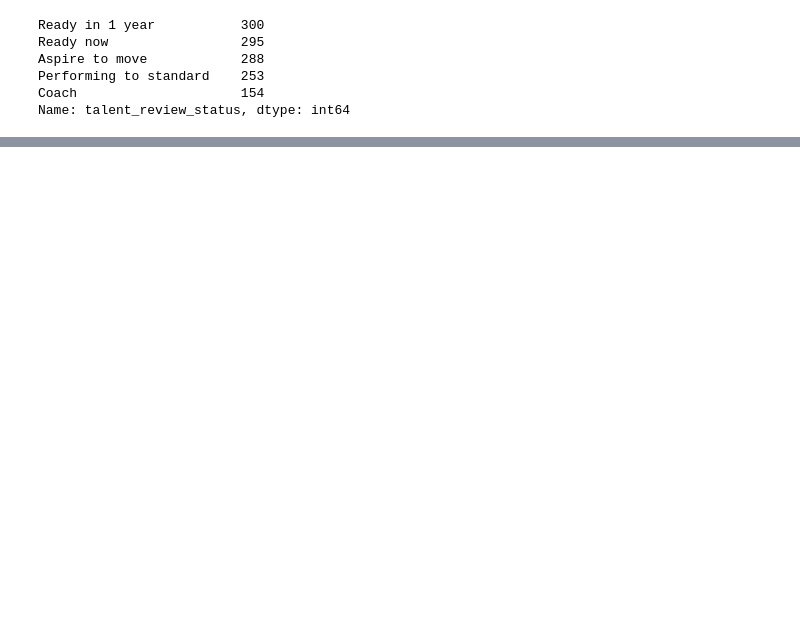
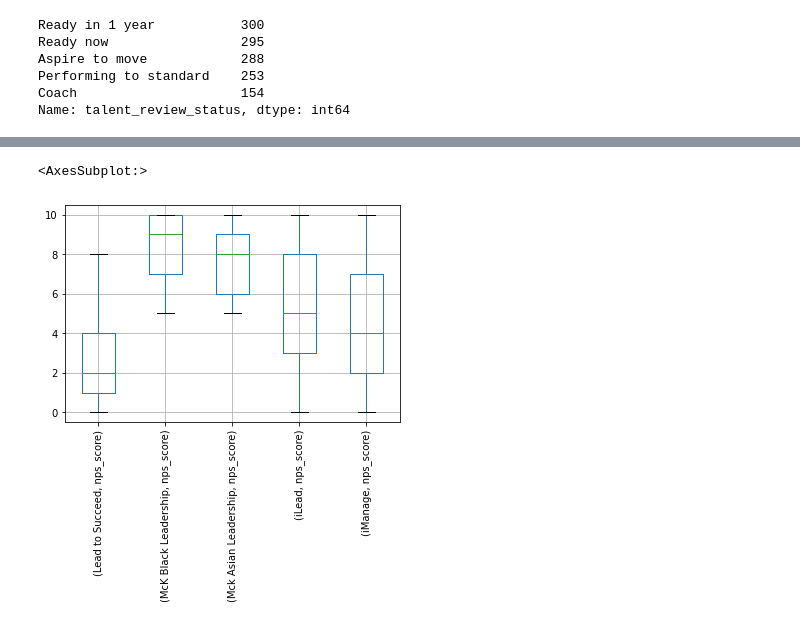
Before and after one commit to jisellejones/employee_learning, a Jupyter notebook: code/EDA.ipynb, the cells around one changed output, grey strips where cells are left out. Saved outputs shown, nothing was run; the diff lists cells and outputs as text; code cells hidden in the pictures; blank space fills up the shorter version.

```diff
--- a/code/EDA.ipynb
+++ b/code/EDA.ipynb
@@ -69,0 +111,7 @@ results_df.talent_review_status.value_counts(dropna=False)
+# %%
+# Boxplot nps score per program
+nps_stats_by_program_graph = results_df.groupby('program_name')
+nps_stats_by_program_graph.boxplot(subplots=False, column='nps_score', rot=90)
+# %% [output]
+<AxesSubplot:>
+[figure, added]
```
Also changed, not shown: parts of 21 cells of this notebook.
